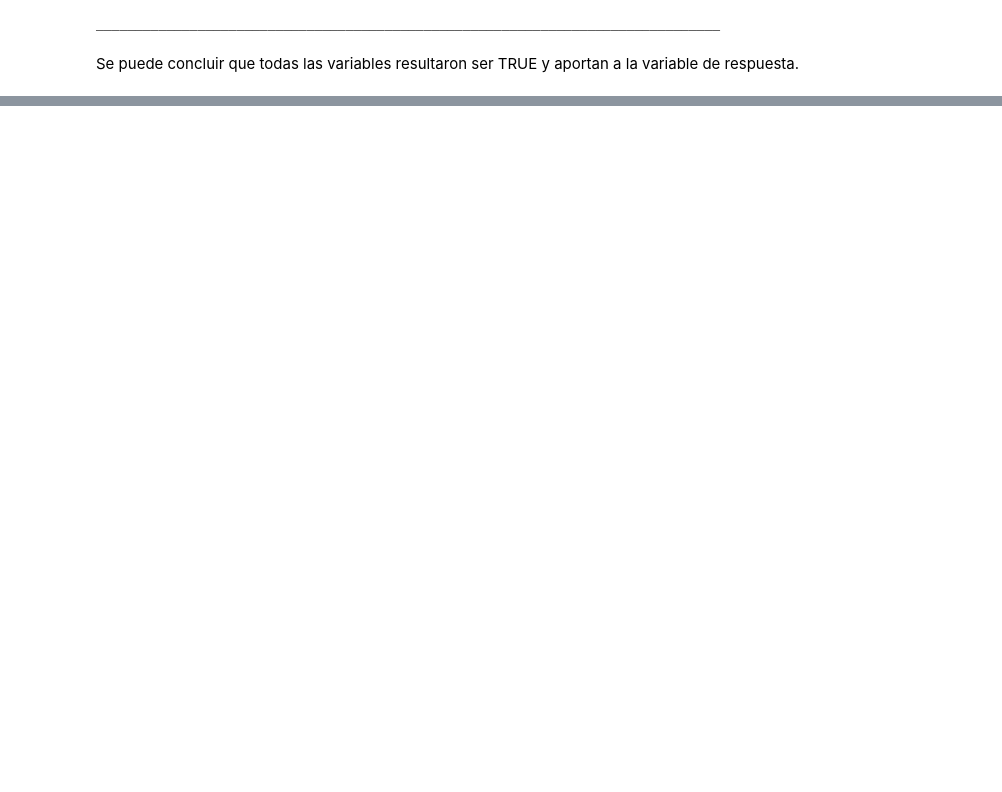
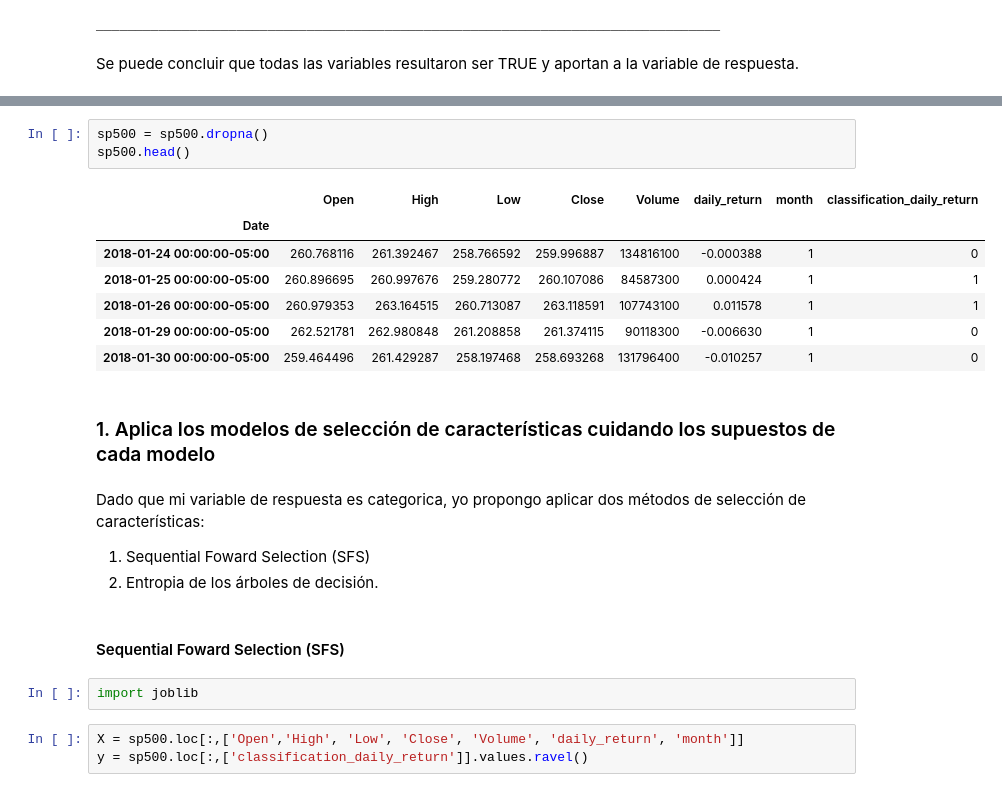
Before and after one commit to MaLuisa7/Machine_Learning_Lessons, a Jupyter notebook: TAREAS_ML.ipynb, the cells around one changed output, grey strips where cells are left out. Drawn from its saved outputs; the diff is of its cells as text; blank space fills up the shorter version.

```diff
--- a/TAREAS_ML.ipynb
+++ b/TAREAS_ML.ipynb
@@ -527,0 +538,25 @@ Se puede concluir que todas las variables resultaron ser TRUE y aportan a la var
+# %%
+sp500 = sp500.dropna()
+sp500.head()
+# %% [output]
+|  | Open | High | Low | Close | Volume | daily_return | month | classification_daily_return |
+| Date |  |  |  |  |  |  |  |  |
+| 2018-01-24 00:00:00-05:00 | 260.768116 | 261.392467 | 258.766592 | 259.996887 | 134816100 | -0.000388 | 1 | 0 |
+| 2018-01-25 00:00:00-05:00 | 260.896695 | 260.997676 | 259.280772 | 260.107086 | 84587300 | 0.000424 | 1 | 1 |
+| 2018-01-26 00:00:00-05:00 | 260.979353 | 263.164515 | 260.713087 | 263.118591 | 107743100 | 0.011578 | 1 | 1 |
+| 2018-01-29 00:00:00-05:00 | 262.521781 | 262.980848 | 261.208858 | 261.374115 | 90118300 | -0.006630 | 1 | 0 |
+| 2018-01-30 00:00:00-05:00 | 259.464496 | 261.429287 | 258.197468 | 258.693268 | 131796400 | -0.010257 | 1 | 0 |
+# %% [markdown]
+### 1. Aplica los modelos de selección de características cuidando los supuestos de cada modelo
+# %% [markdown]
+Dado que mi variable de respuesta es categorica, yo propongo aplicar dos métodos de selección de características:
+
+1. Sequential Foward Selection (SFS)
+2. Entropia de los árboles de decisión.
+# %% [markdown]
+#### Sequential Foward Selection (SFS)
+# %%
+import joblib
+# %%
+X = sp500.loc[:,['Open','High', 'Low', 'Close', 'Volume', 'daily_return', 'month']]
+y = sp500.loc[:,['classification_daily_return']].values.ravel()
```
Also changed, not shown: parts of 36 cells of this notebook.
